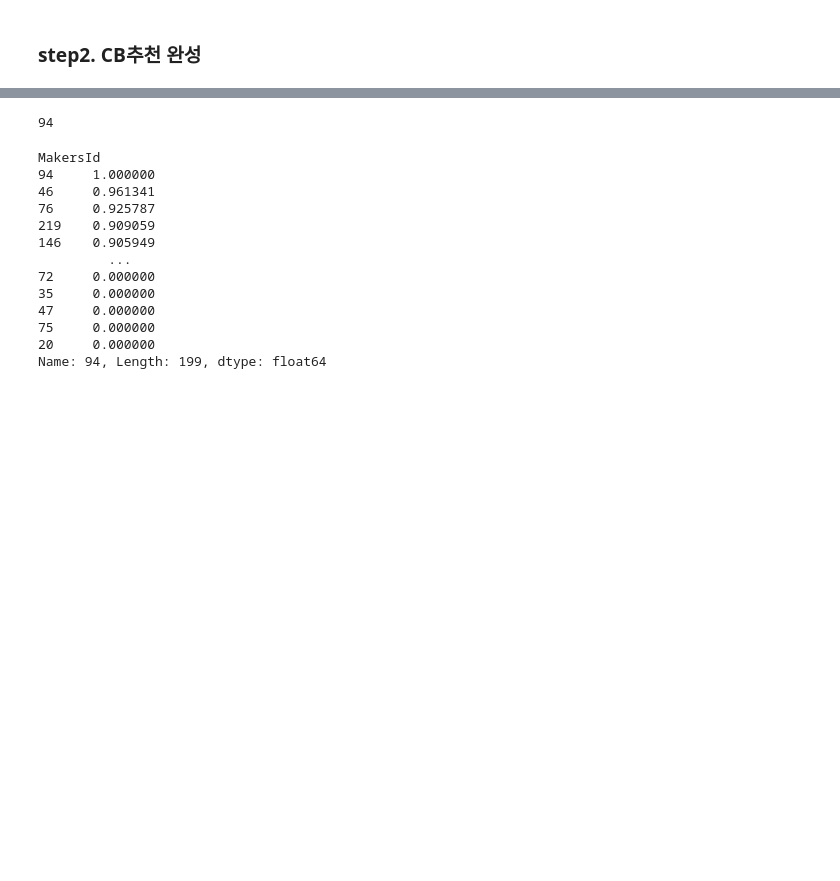
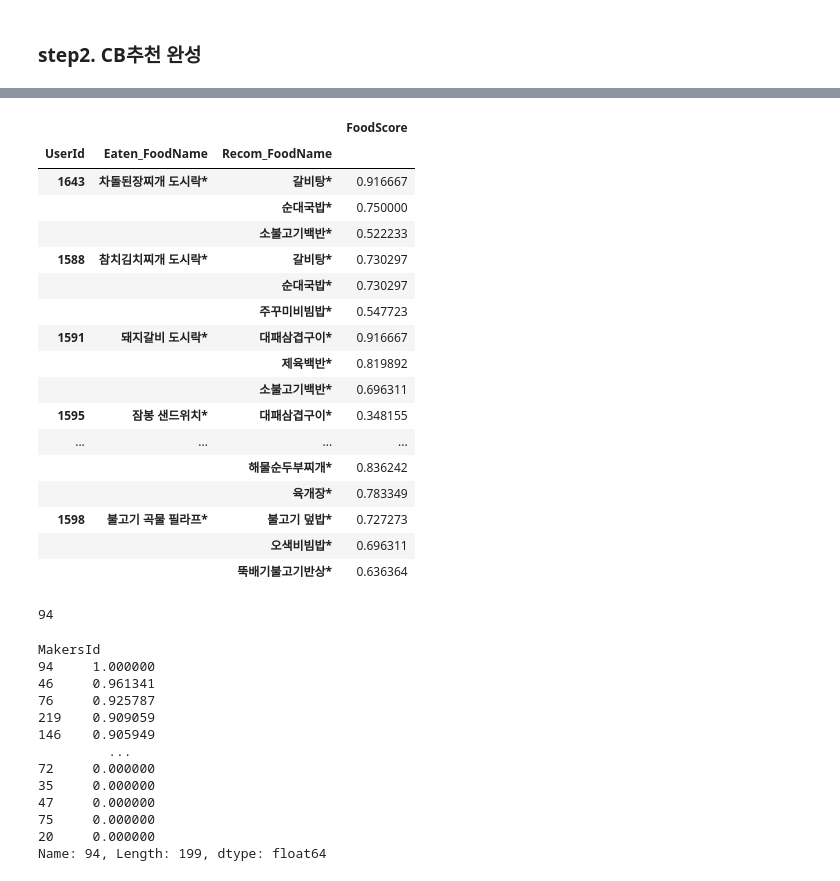
Before and after one commit to jhyungit/Final_project, a Jupyter notebook: jh_CB_Recommender.ipynb, the cells around one changed output, grey strips where cells are left out. Saved outputs shown, nothing was run; the diff lists cells and outputs as text; code cells hidden in the pictures; blank space fills up the shorter version.

```diff
--- a/jh_CB_Recommender.ipynb
+++ b/jh_CB_Recommender.ipynb
@@ -241,4 +524,16 @@ food_cs_df
 # %%
+# 데이터 프레임 생성
+group_makers_recom_df = pd.DataFrame(
+    columns=['GroupId','MakersId','MakersScore']
+)
+user_food_recom_df = pd.DataFrame(
+    columns=['UserId','FoodId','FoodScore']
+)
+user_foodname_recom_df = pd.DataFrame(
+    columns=['UserId', 'Eaten_FoodName','Recom_FoodName', 'FoodScore']
+)
+
+
 # 사용자가 가장 최근에 먹은 음식 기반 추천된 메이커스에서 판매하는 음식 추천 #
 def by_recently_ordered(userid, n_of_recomm, makers):
     num = 1
@@ -246,6 +541,7 @@ def by_recently_ordered(userid, n_of_recomm, makers):
     before_food = []
     foodid = recently_eaten_dic[userid]
     cs_include_food = set({})
+    global user_food_recom_df, user_foodname_recom_df
 
     # 주어진 음식과 다른 음식의 similarity를 가져온다
     sim_scores = food_cs_df.loc[foodid]
@@ -270,6 +566,9 @@ def by_recently_ordered(userid, n_of_recomm, makers):
         else:
             print(f'Top{num} 음식: {food_name_dic[int(recom_food_score_list[0][i])]}({recom_food_score_list[0][i]}), 점수: {recom_food_score_list[1][i]}\n')
             before_food.append(food_name_dic[int(recom_food_score_list[0][i])]) # 먹은 음식 list에 추가
+            # 유저-음식 추천 데이터프레임에 저장
+            user_food_recom_df = user_food_recom_df.append({'UserId' : userid, 'FoodId' : recom_food_score_list[0][i], 'FoodScore' : recom_food_score_list[1][i]}, ignore_index=True)
+            user_foodname_recom_df = user_foodname_recom_df.append({'UserId' : userid, 'Eaten_FoodName' : food_name_dic[foodid], 'Recom_FoodName' : food_name_dic[int(recom_food_score_list[0][i])], 'FoodScore' : recom_food_score_list[1][i]}, ignore_index=True)
             num += 1
 
 # 그룹이 가장 최근 이용한 메이커스 기반 메이커스 추천 #
@@ -287,6 +586,8 @@ def by_recently_used(makersid, n_of_recomm):
         num += 1
         print(f"\n\n그룹{groupid}이(가) 최근에 이용한 메이커스{makersid} 바탕으로 추천된 메이커스 Top{num}")
         print(f'Top{num} 메이커스: {recom_makers_score_list[0][i]}, 점수: {recom_makers_score_list[1][i]}\n')
+        # 그룹-메이커스 추천 데이터프레임에 저장
+        group_makers_recom_df.loc[i] = [groupid, recom_makers_score_list[0][i], recom_makers_score_list[1][i]]
         makers = recom_makers_score_list[0][i]
 
         for userid in group_users_dic[groupid]:
@@ -318,3 +649,25 @@ Top3 음식: 주꾸미비빔밥*(1836), 점수: 0.4351941398892445
+# %%
+# 음식 이름으로 확인
+user_foodname_recom_df.set_index(['UserId','Eaten_FoodName', 'Recom_FoodName'])
+# %% [output]
+|  |  |  | FoodScore |
+| UserId | Eaten_FoodName | Recom_FoodName |  |
+| 1643 | 차돌된장찌개 도시락* | 갈비탕* | 0.916667 |
+|  |  | 순대국밥* | 0.750000 |
+|  |  | 소불고기백반* | 0.522233 |
+| 1588 | 참치김치찌개 도시락* | 갈비탕* | 0.730297 |
+|  |  | 순대국밥* | 0.730297 |
+|  |  | 주꾸미비빔밥* | 0.547723 |
+| 1591 | 돼지갈비 도시락* | 대패삼겹구이* | 0.916667 |
+|  |  | 제육백반* | 0.819892 |
+|  |  | 소불고기백반* | 0.696311 |
+| 1595 | 잠봉 샌드위치* | 대패삼겹구이* | 0.348155 |
+| ... | ... | ... | ... |
+|  |  | 해물순두부찌개* | 0.836242 |
+|  |  | 육개장* | 0.783349 |
+| 1598 | 불고기 곡물 필라프* | 불고기 덮밥* | 0.727273 |
+|  |  | 오색비빔밥* | 0.696311 |
+|  |  | 뚝배기불고기반상* | 0.636364 |
 # %%
 # 그룹 35이 가장 최근에 이용한 메이커스 확인
 recently_makers_dic[35] # 가장 최근에 이용한 메이커스는 94
```
Also changed, not shown: parts of 38 cells of this notebook.
